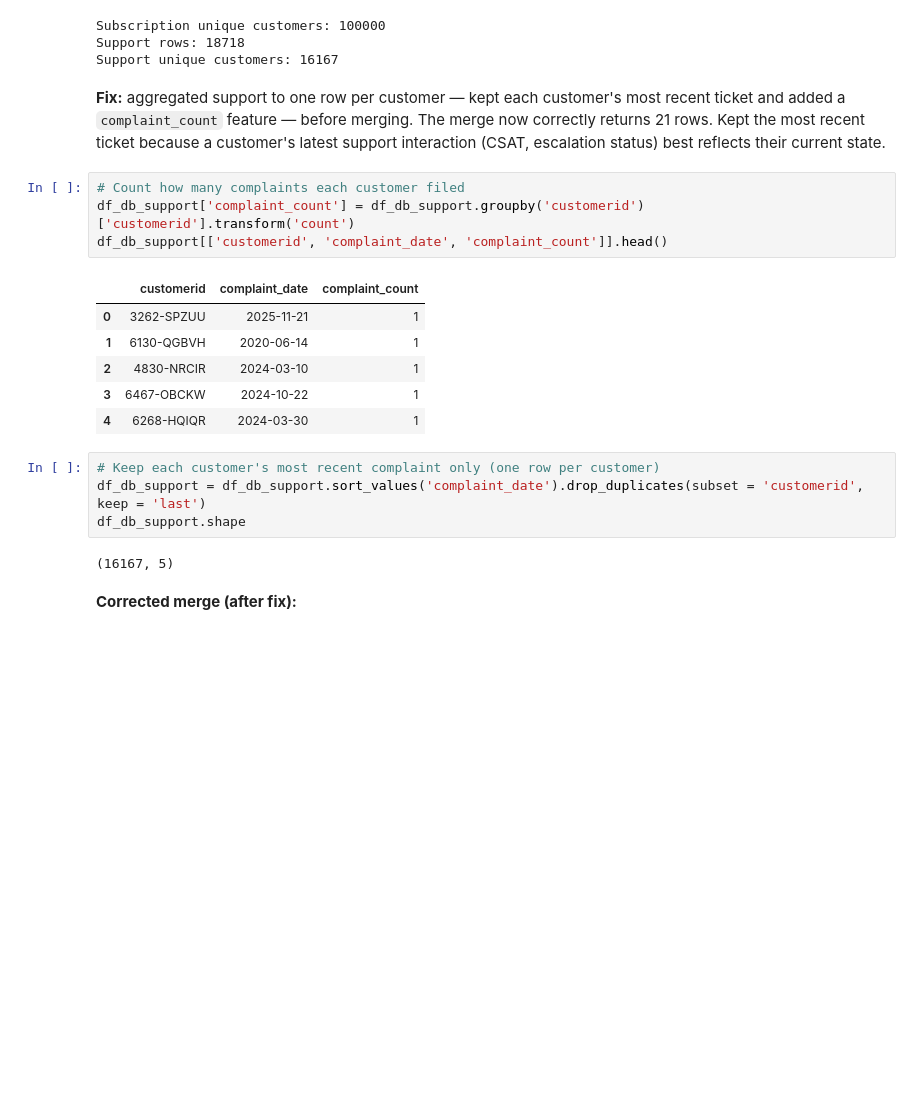
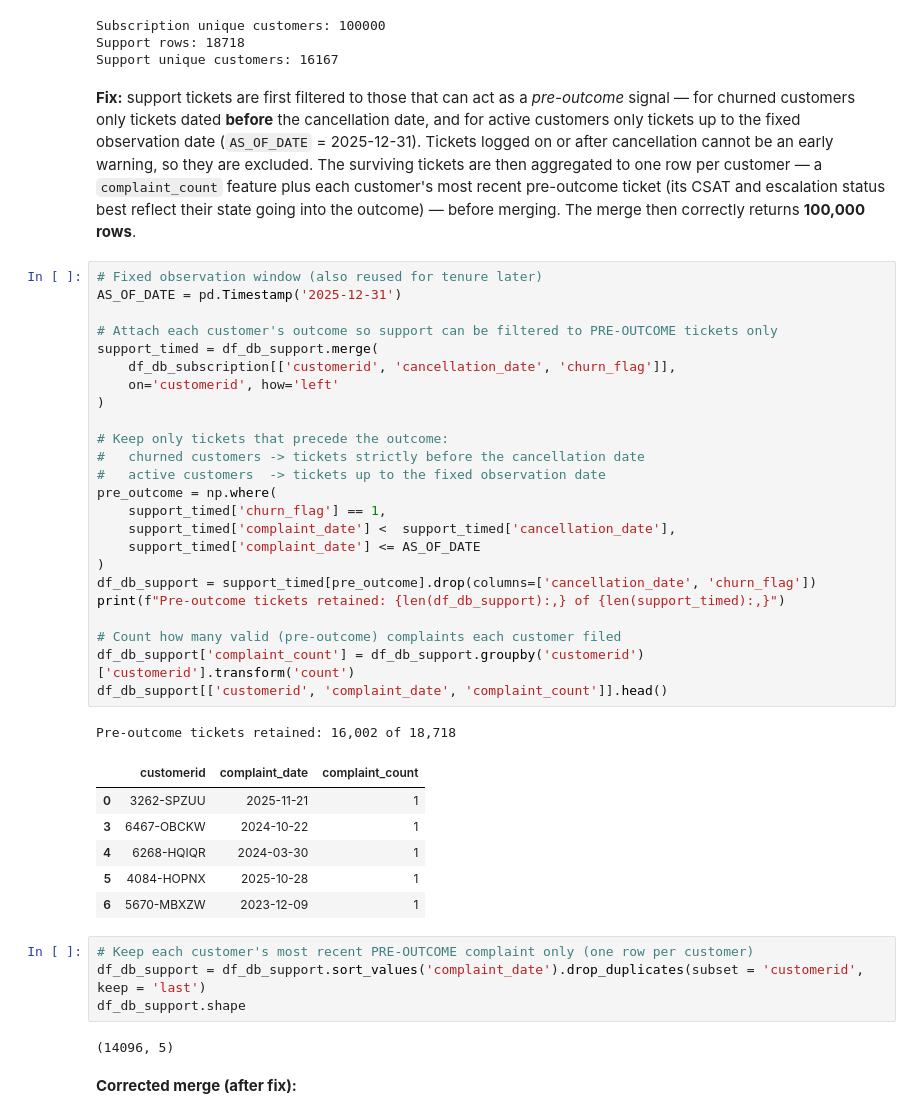
Before and after one commit to ShayanYawarBhatti/churn-analysis, a Jupyter notebook: notebooks/churn_analysis.ipynb, the cells around one changed output. Cells and saved outputs as stored; diff of their text form; blank space fills up the shorter version.

```diff
--- a/notebooks/churn_analysis.ipynb
+++ b/notebooks/churn_analysis.ipynb
@@ -355,26 +352,45 @@ Subscription unique customers: 100000
 Support rows: 18718
 Support unique customers: 16167
 # %% [markdown]
-**Fix:** aggregated support to one row per customer — kept each customer's
-most recent ticket and added a `complaint_count` feature — before merging.
-The merge now correctly returns 21 rows. Kept the most recent ticket because a customer's latest support interaction (CSAT, escalation status) best reflects their current state.
+**Fix:** support tickets are first filtered to those that can act as a *pre-outcome* signal — for churned customers only tickets dated **before** the cancellation date, and for active customers only tickets up to the fixed observation date (`AS_OF_DATE` = 2025-12-31). Tickets logged on or after cancellation cannot be an early warning, so they are excluded. The surviving tickets are then aggregated to one row per customer — a `complaint_count` feature plus each customer's most recent pre-outcome ticket (its CSAT and escalation status best reflect their state going into the outcome) — before merging. The merge then correctly returns **100,000 rows**.
 # %%
-# Count how many complaints each customer filed
+# Fixed observation window (also reused for tenure later)
+AS_OF_DATE = pd.Timestamp('2025-12-31')
+
+# Attach each customer's outcome so support can be filtered to PRE-OUTCOME tickets only
+support_timed = df_db_support.merge(
+    df_db_subscription[['customerid', 'cancellation_date', 'churn_flag']],
+    on='customerid', how='left'
+)
+
+# Keep only tickets that precede the outcome:
+#   churned customers -> tickets strictly before the cancellation date
+#   active customers  -> tickets up to the fixed observation date
+pre_outcome = np.where(
+    support_timed['churn_flag'] == 1,
+    support_timed['complaint_date'] <  support_timed['cancellation_date'],
+    support_timed['complaint_date'] <= AS_OF_DATE
+)
+df_db_support = support_timed[pre_outcome].drop(columns=['cancellation_date', 'churn_flag'])
+print(f"Pre-outcome tickets retained: {len(df_db_support):,} of {len(support_timed):,}")
+
+# Count how many valid (pre-outcome) complaints each customer filed
 df_db_support['complaint_count'] = df_db_support.groupby('customerid')['customerid'].transform('count')
 df_db_support[['customerid', 'complaint_date', 'complaint_count']].head()
 # %% [output]
+Pre-outcome tickets retained: 16,002 of 18,718
 |  | customerid | complaint_date | complaint_count |
 | 0 | 3262-SPZUU | 2025-11-21 | 1 |
-| 1 | 6130-QGBVH | 2020-06-14 | 1 |
-| 2 | 4830-NRCIR | 2024-03-10 | 1 |
 | 3 | 6467-OBCKW | 2024-10-22 | 1 |
 | 4 | 6268-HQIQR | 2024-03-30 | 1 |
+| 5 | 4084-HOPNX | 2025-10-28 | 1 |
+| 6 | 5670-MBXZW | 2023-12-09 | 1 |
 # %%
-# Keep each customer's most recent complaint only (one row per customer)
+# Keep each customer's most recent PRE-OUTCOME complaint only (one row per customer)
 df_db_support = df_db_support.sort_values('complaint_date').drop_duplicates(subset = 'customerid', keep = 'last')
 df_db_support.shape
 # %% [output]
-(16167, 5)
+(14096, 5)
 # %% [markdown]
 **Corrected merge (after fix):**
 # %%
```
Also changed, not shown: parts of 26 cells of this notebook.
